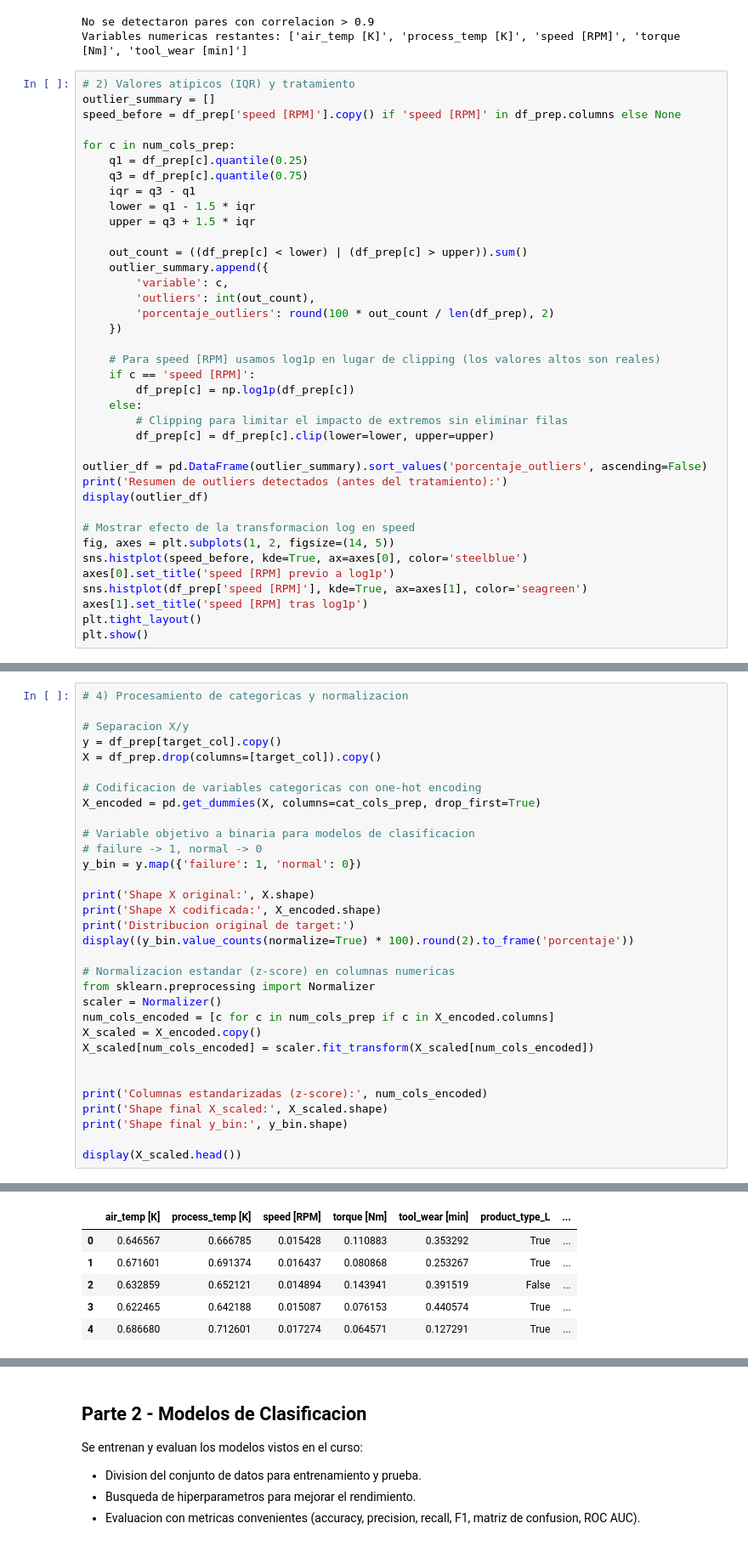
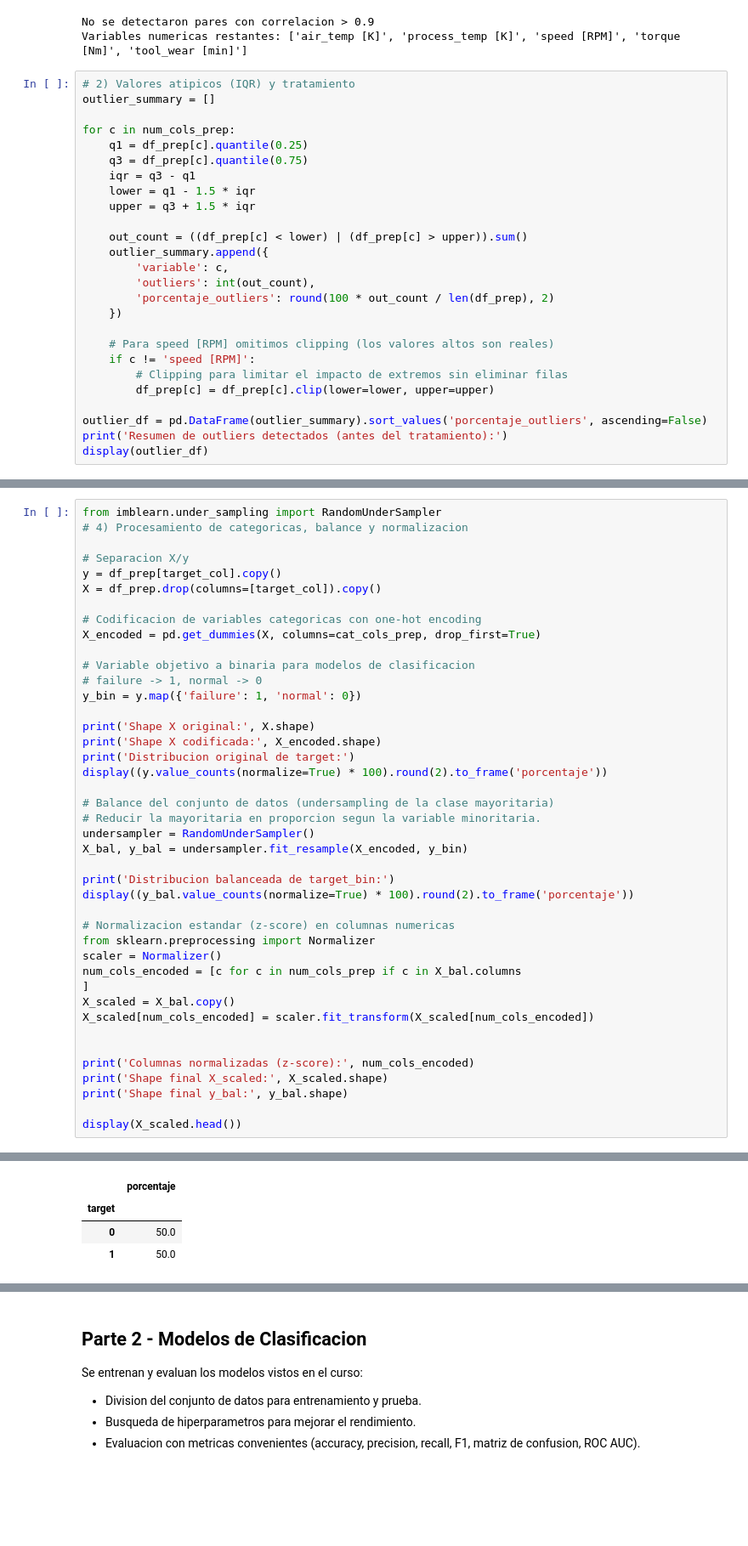
Before and after one commit to santiagojpaez/tp-cdd, a Jupyter notebook: tp1/tp_cdd.ipynb, the cells around one changed output, grey strips where cells are left out. Shown at 85% size. Drawn from its saved outputs; the diff is of its cells as text; blank space fills up the shorter version.

```diff
--- a/tp1/tp_cdd.ipynb
+++ b/tp1/tp_cdd.ipynb
@@ -421,7 +421,6 @@ Variables numericas restantes: ['air_temp [K]', 'process_temp [K]', 'speed [RPM]
 # %%
 # 2) Valores atipicos (IQR) y tratamiento
 outlier_summary = []
-speed_before = df_prep['speed [RPM]'].copy() if 'speed [RPM]' in df_prep.columns else None
 
 for c in num_cols_prep:
     q1 = df_prep[c].quantile(0.25)
@@ -437,25 +436,14 @@ for c in num_cols_prep:
         'porcentaje_outliers': round(100 * out_count / len(df_prep), 2)
     })
 
-    # Para speed [RPM] usamos log1p en lugar de clipping (los valores altos son reales)
-    if c == 'speed [RPM]':
-        df_prep[c] = np.log1p(df_prep[c])
-    else:
+    # Para speed [RPM] omitimos clipping (los valores altos son reales)
+    if c != 'speed [RPM]':
         # Clipping para limitar el impacto de extremos sin eliminar filas
         df_prep[c] = df_prep[c].clip(lower=lower, upper=upper)
 
 outlier_df = pd.DataFrame(outlier_summary).sort_values('porcentaje_outliers', ascending=False)
 print('Resumen de outliers detectados (antes del tratamiento):')
 display(outlier_df)
-
-# Mostrar efecto de la transformacion log en speed
-fig, axes = plt.subplots(1, 2, figsize=(14, 5))
-sns.histplot(speed_before, kde=True, ax=axes[0], color='steelblue')
-axes[0].set_title('speed [RPM] previo a log1p')
-sns.histplot(df_prep['speed [RPM]'], kde=True, ax=axes[1], color='seagreen')
-axes[1].set_title('speed [RPM] tras log1p')
-plt.tight_layout()
-plt.show()
 # %% [output]
 Resumen de outliers detectados (antes del tratamiento):
 |  | variable | outliers | porcentaje_outliers |
@@ -499,5 +486,6 @@ Pares con |correlacion| >= 0.8:
 # %%
-# 4) Procesamiento de categoricas y normalizacion
+from imblearn.under_sampling import RandomUnderSampler
+# 4) Procesamiento de categoricas, balance y normalizacion
 
 # Separacion X/y
 y = df_prep[target_col].copy()
@@ -513,19 +501,28 @@ y_bin = y.map({'failure': 1, 'normal': 0})
 print('Shape X original:', X.shape)
 print('Shape X codificada:', X_encoded.shape)
 print('Distribucion original de target:')
-display((y_bin.value_counts(normalize=True) * 100).round(2).to_frame('porcentaje'))
+display((y.value_counts(normalize=True) * 100).round(2).to_frame('porcentaje'))
+
+# Balance del conjunto de datos (undersampling de la clase mayoritaria)
+# Reducir la mayoritaria en proporcion segun la variable minoritaria.
+undersampler = RandomUnderSampler()
+X_bal, y_bal = undersampler.fit_resample(X_encoded, y_bin)
+
+print('Distribucion balanceada de target_bin:')
+display((y_bal.value_counts(normalize=True) * 100).round(2).to_frame('porcentaje'))
 
 # Normalizacion estandar (z-score) en columnas numericas
 from sklearn.preprocessing import Normalizer
 scaler = Normalizer()
-num_cols_encoded = [c for c in num_cols_prep if c in X_encoded.columns]
-X_scaled = X_encoded.copy()
+num_cols_encoded = [c for c in num_cols_prep if c in X_bal.columns
+]
+X_scaled = X_bal.copy()
 X_scaled[num_cols_encoded] = scaler.fit_transform(X_scaled[num_cols_encoded])
 
 
-print('Columnas estandarizadas (z-score):', num_cols_encoded)
+print('Columnas normalizadas (z-score):', num_cols_encoded)
 print('Shape final X_scaled:', X_scaled.shape)
-print('Shape final y_bin:', y_bin.shape)
+print('Shape final y_bal:', y_bal.shape)
 
 display(X_scaled.head())
 # %% [output]
@@ -542,6 +537,4 @@ Shape final y_bin: (14449,)
-|  | air_temp [K] | process_temp [K] | speed [RPM] | torque [Nm] | tool_wear [min] | product_type_L | ... |
-| 0 | 0.646567 | 0.666785 | 0.015428 | 0.110883 | 0.353292 | True | ... |
-| 1 | 0.671601 | 0.691374 | 0.016437 | 0.080868 | 0.253267 | True | ... |
-| 2 | 0.632859 | 0.652121 | 0.014894 | 0.143941 | 0.391519 | False | ... |
-| 3 | 0.622465 | 0.642188 | 0.015087 | 0.076153 | 0.440574 | True | ... |
-| 4 | 0.686680 | 0.712601 | 0.017274 | 0.064571 | 0.127291 | True | ... |
+|  | porcentaje |
+| target |  |
+| 0 | 50.0 |
+| 1 | 50.0 |
```
Also changed, not shown: parts of 25 cells of this notebook, 3 other files.
